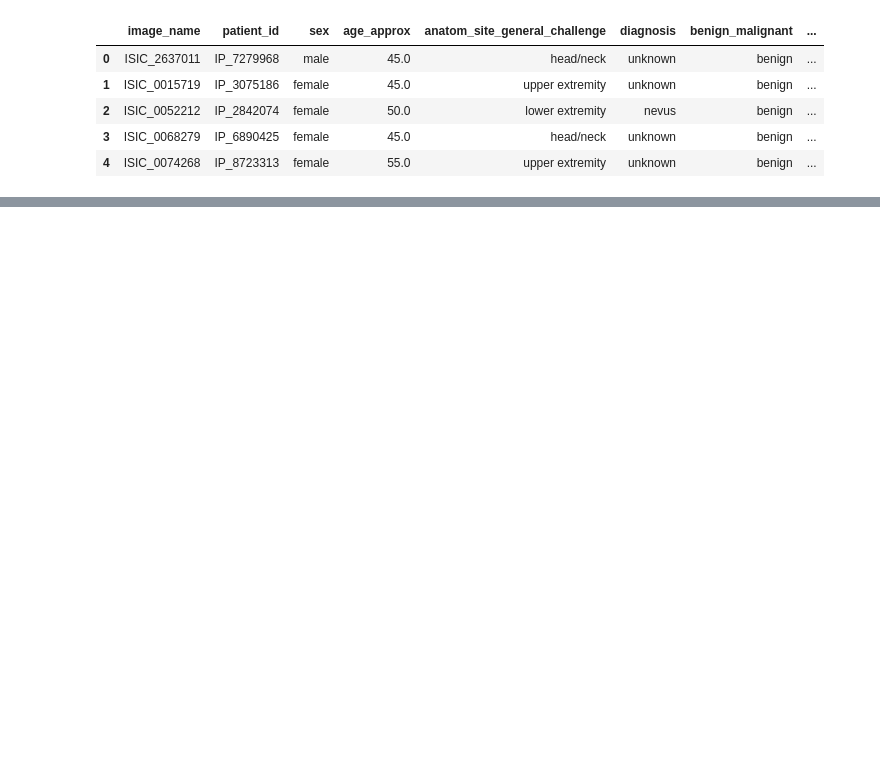
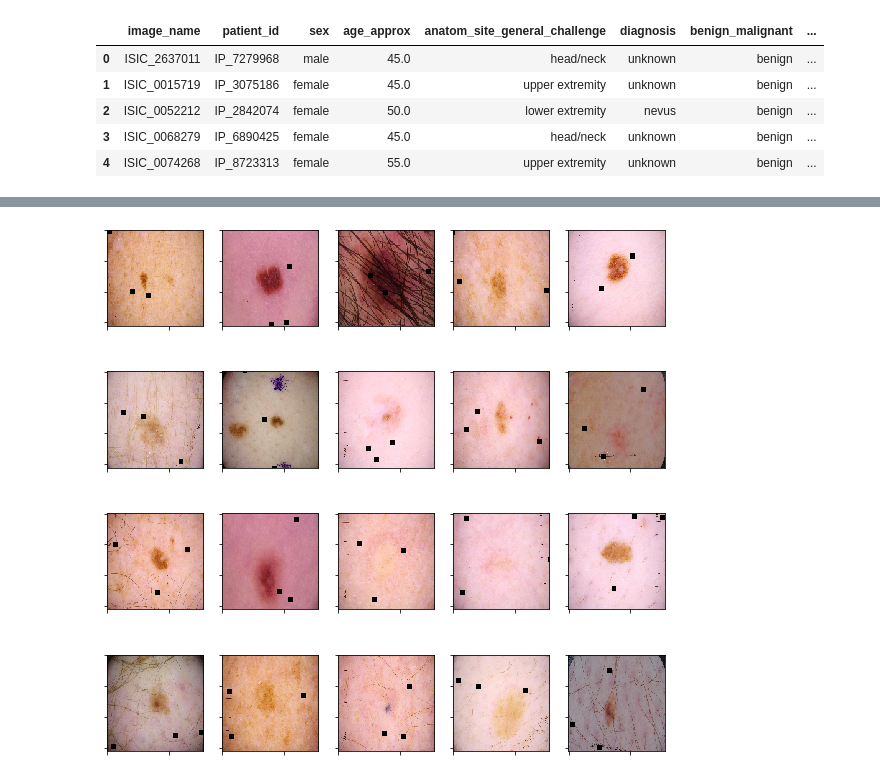
Before and after one commit to iamharsha1999/Melonama_Classification, a Jupyter notebook: img_exp.ipynb, the cells around one changed output, grey strips where cells are left out. Saved outputs shown, nothing was run; the diff lists cells and outputs as text; code cells hidden in the pictures; blank space fills up the shorter version.

```diff
--- a/img_exp.ipynb
+++ b/img_exp.ipynb
@@ -46,0 +48,17 @@ plt.show()
+# %%
+fig = plt.figure(figsize = (10,10))
+ax= []
+hf = Cutout(num_holes=3, max_h_size=8, max_w_size=8, fill_value=0, p=1)
+for i in range(1,21):
+    img = cv2.imread('jpeg/train/' + benign[i] + '.jpg')
+    img = cv2.cvtColor(img, cv2.COLOR_BGR2RGB)
+    img = cv2.resize(img,(156,156))
+    img_gaus = hf(image = img)
+    img = img_gaus['image']
+    ax.append(fig.add_subplot(4,5,i))
+    ax[-1].set_xticklabels('')
+    ax[-1].set_yticklabels('')
+    plt.imshow(img)
+plt.show()
+# %% [output]
+[figure, added]
```
Also changed, not shown: parts of 3 cells of this notebook.
